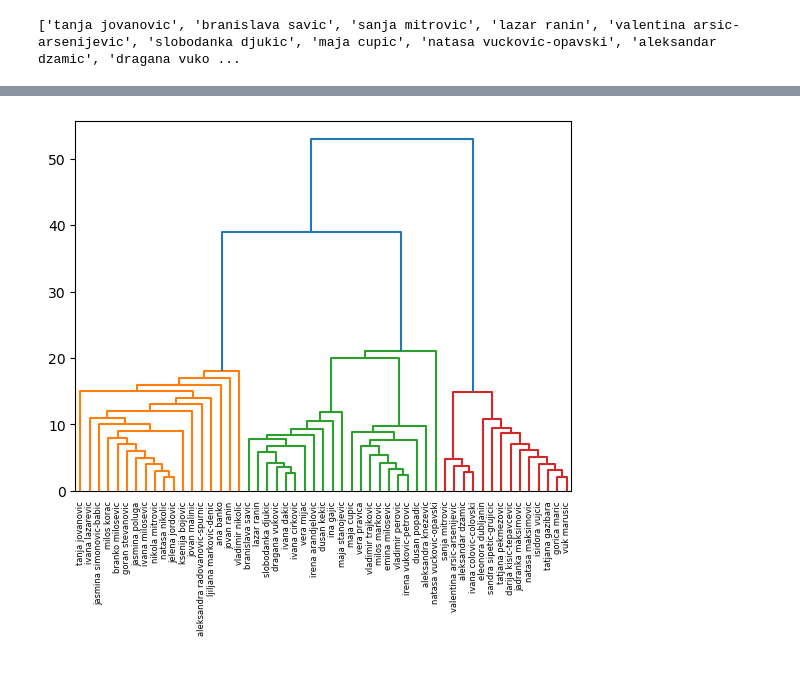
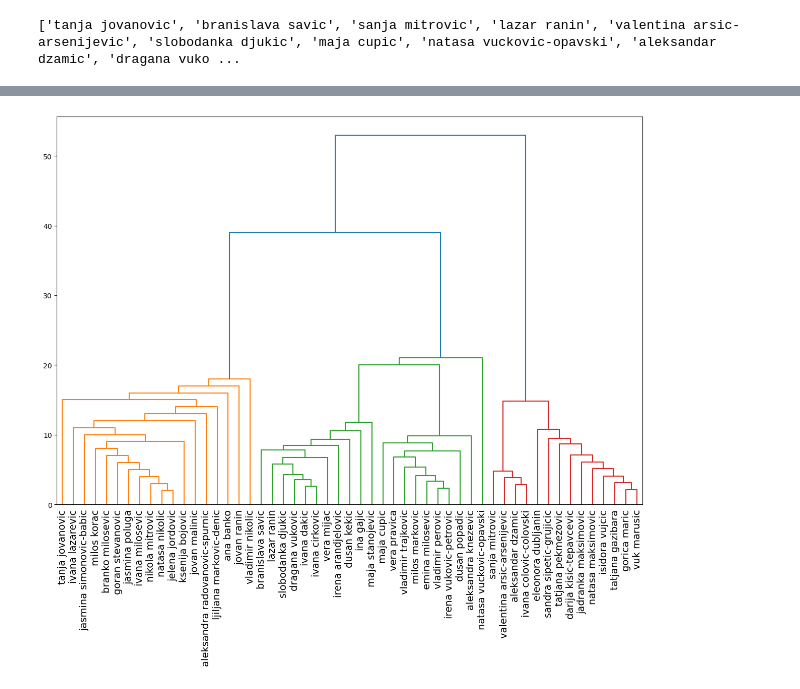
Before and after one commit to andrijanamikovic/Analiza-naucne-produkcije, a Jupyter notebook: community_detection.ipynb, the cells around one changed output, grey strips where cells are left out. Cells and saved outputs as stored; diff of their text form; code cells hidden in the pictures.

```diff
--- a/community_detection.ipynb
+++ b/community_detection.ipynb
@@ -45,10 +19,0 @@ embeddings = np.array([
-# %%
-from sklearn.cluster import KMeans
-
-num_clusters = 5
-kmeans = KMeans(n_clusters=num_clusters, random_state=42)
-labels = kmeans.fit_predict(embeddings)
-
-community_dict = {node: labels[i] for i, node in enumerate(G.nodes())}
-community_dict_str = {node: str(community_dict[node]) for node in community_dict}
-nx.set_node_attributes(G, community_dict_str, 'community')
@@ -57,0 +79,28 @@ nx.write_gml(G, output_path)
+# %%
+from sklearn.cluster import SpectralClustering
+for k in range(4, 20):
+
+    clustering = SpectralClustering(n_clusters=k,
+    assign_labels="discretize", affinity="precomputed").fit(nx.adjacency_matrix(G))
+
+    colors = clustering.labels_
+    c_string = []
+    for c in colors:
+        c_string.append(str(c))
+
+    G2 = nx.Graph()
+    for c, label in zip(c_string, G.nodes()):
+        G2.add_node(label, color=c)
+
+    for edge in G.edges(data=True):
+        #print(edge)
+        G2.add_edge(edge[0], edge[1], weight=edge[2]['weight'])
+
+    # nx.write_pajek(G, "etf/spectral3.net")
+    nx.write_gml(G2, f"models/spectral{k}.gml")
+
+    csizes = np.zeros(k)
+    for c in colors:
+        csizes[int(c)] += 1
+
+    print(f"Podela na {k}: velicine komponenata su {csizes}")
@@ -116,33 +182,34 @@ for u in inner_nodes:
     children = set()
     node_list = list(node_id_to_children[u])
     while len(node_list) > 0:
         v = node_list.pop(0)
         children.add( v )
         node_list += node_id_to_children[v]
     subtree[u] = sorted(children & leaves)
 
 inner_nodes.sort(key=lambda n: len(subtree[n])) # <-- order inner nodes ascending by subtree size, root is last
 
 # Construct the linkage matrix
 leaves = sorted(leaves)
 index  = dict( (tuple([n]), i) for i, n in enumerate(leaves) )
 Z = []
 k = len(leaves)
 for i, n in enumerate(inner_nodes):
     children = node_id_to_children[n]
     x = children[0]
     for y in children[1:]:
         z = tuple(sorted(subtree[x] + subtree[y]))
         i, j = index[tuple(sorted(subtree[x]))], index[tuple(sorted(subtree[y]))]
         Z.append([i, j, get_merge_height(subtree[n]), len(z)]) # <-- float is required by the dendrogram function
         index[z] = k
         subtree[z] = list(z)
         x = z
         k += 1
 
 # dendrogram
-plt.figure()
+plt.figure(figsize=(15, 10))
 dendrogram(Z, labels=[node_labels[node_id] for node_id in leaves])
-plt.savefig('dendrogram.png')
+plt.tick_params(axis='x', labelsize=14)
+plt.savefig('dendrogram.png',dpi=300, bbox_inches='tight')
 # %% [output]
-[figure, old version]
+[figure, new version]
```
Also changed, not shown: parts of 10 cells of this notebook, 21 other files.
